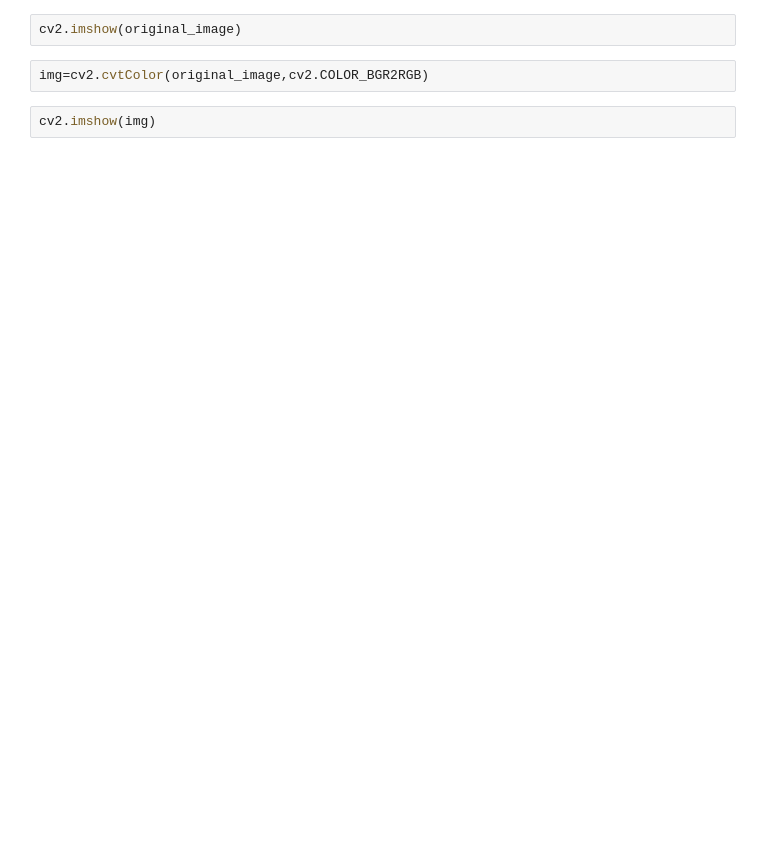
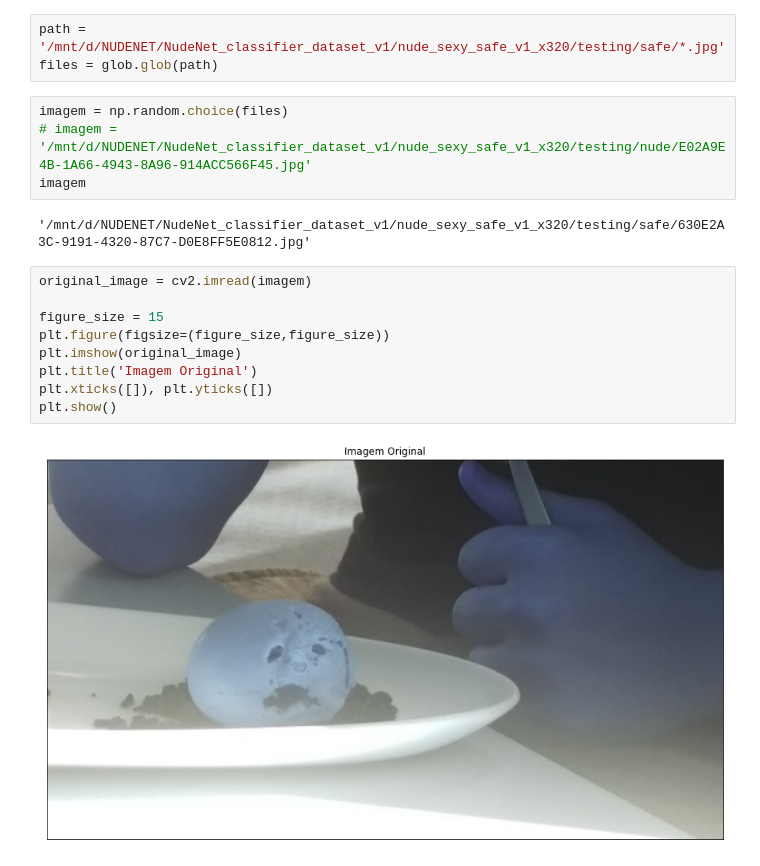
Before and after one commit to guilourenzo/mba-usp, a Jupyter notebook: PROJETO FINAL/CÓDIGOS/DESENV/test.ipynb, the cells around one changed output. Drawn from its saved outputs; the diff is of its cells as text; blank space fills up the shorter version.

```diff
--- a/PROJETO FINAL/CÓDIGOS/DESENV/test.ipynb
+++ b/PROJETO FINAL/CÓDIGOS/DESENV/test.ipynb
@@ -9,6 +6,20 @@ original_image = cv2.imread("image_test.jpeg")
-# %%
-cv2.imshow(original_image)
-# %%
-img=cv2.cvtColor(original_image,cv2.COLOR_BGR2RGB)
-# %%
-cv2.imshow(img)
+# %%
+path = '/mnt/d/NUDENET/NudeNet_classifier_dataset_v1/nude_sexy_safe_v1_x320/testing/safe/*.jpg'
+files = glob.glob(path)
+# %%
+imagem = np.random.choice(files)
+# imagem = '/mnt/d/NUDENET/NudeNet_classifier_dataset_v1/nude_sexy_safe_v1_x320/testing/nude/E02A9E4B-1A66-4943-8A96-914ACC566F45.jpg'
+imagem
+# %% [output]
+'/mnt/d/NUDENET/NudeNet_classifier_dataset_v1/nude_sexy_safe_v1_x320/testing/safe/630E2A3C-9191-4320-87C7-D0E8FF5E0812.jpg'
+# %%
+original_image = cv2.imread(imagem)
+
+figure_size = 15
+plt.figure(figsize=(figure_size,figure_size))
+plt.imshow(original_image)
+plt.title('Imagem Original')
+plt.xticks([]), plt.yticks([])
+plt.show()
+# %% [output]
+[figure, added]
```
Also changed, not shown: parts of 21 cells of this notebook, 3 other files.
